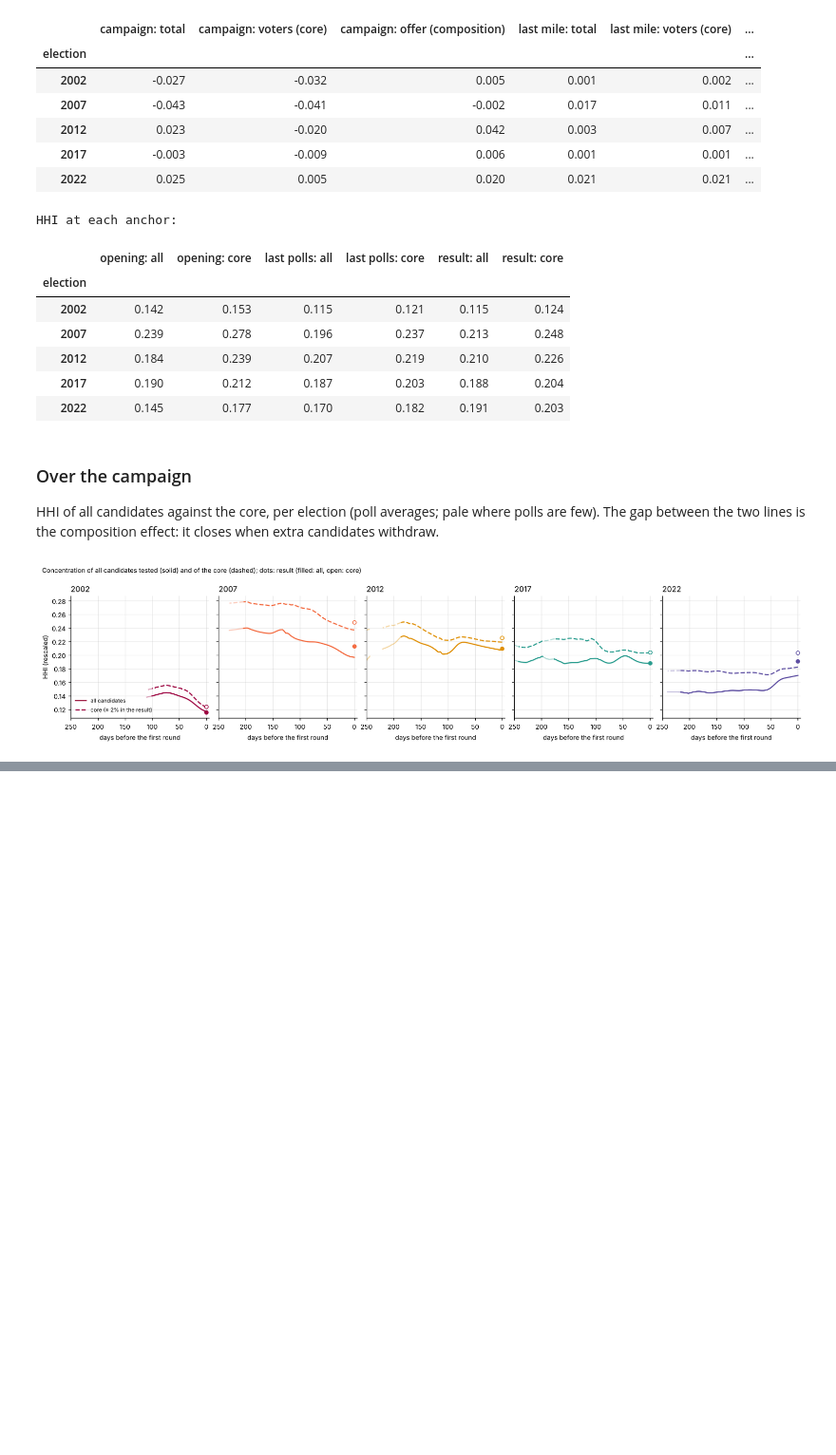
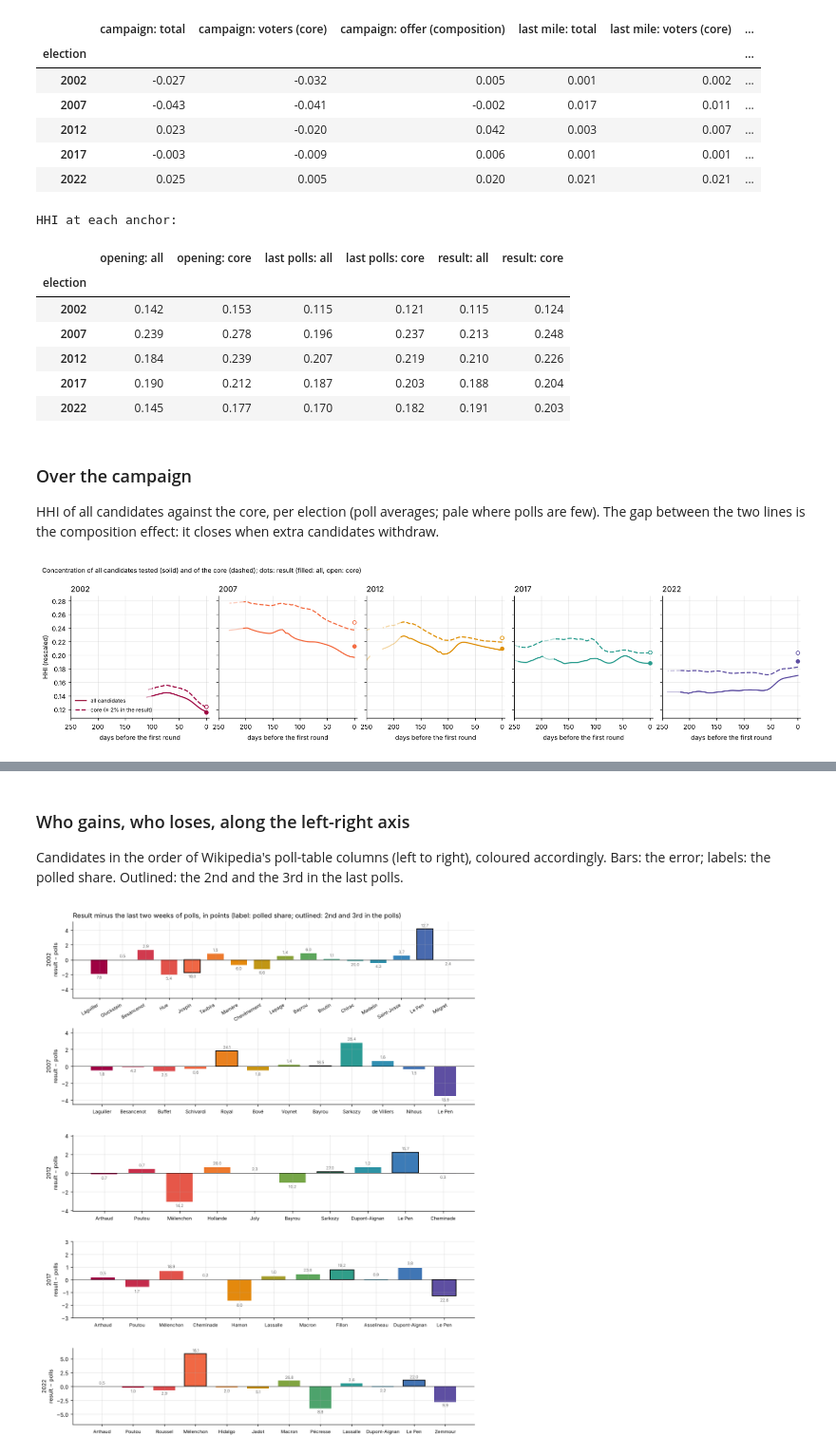
Before and after one commit to clarasalas/strategic-voting-polls-2RS, a Jupyter notebook: notebooks/06_polls_vs_results.ipynb, the cells around one changed output, grey strips where cells are left out. Shown at 95% size. Drawn from its saved outputs; the diff is of its cells as text; code cells hidden in the pictures; blank space fills up the shorter version.

Commit message:
Notebook 06: poll error by role (pooled), and along the left-right axis
Co-Authored-By: Claude Opus 5.5 <noreply@anthropic.com>
Claude-Session: https://claude.ai/code/session_01Ei8EXrSe5Gqxa5KZhMUAze

```diff
--- a/notebooks/06_polls_vs_results.ipynb
+++ b/notebooks/06_polls_vs_results.ipynb
@@ -227,0 +237,22 @@ fig.savefig(FIGURES / "concentration_all_vs_core.png")
+# %%
+lastb = b[(b["phase"] == timeline.PHASES[2]) & b["slot"].notna()]
+per_slot = lastb.groupby(["election", "poll_id", "slot"])["value"].sum().reset_index()
+polled = per_slot.groupby(["election", "slot"]).agg(polled=("value", "mean"), polls=("poll_id", "nunique")).reset_index()
+n_last = per_slot.groupby("election")["poll_id"].nunique()
+polled["coverage"] = polled["polls"] / polled["election"].map(n_last)
+err = results.rename(columns={"candidate": "slot", "share": "result"})[["election", "slot", "result"]].merge(polled, how="left")
+err["error"] = err["result"] - err["polled"]
+err["relative_error"] = err["error"] / err["polled"]
+err["rank"] = err.groupby("election")["polled"].rank(ascending=False, method="min")
+second = err[err["rank"] == 2].set_index("election")["polled"]
+err["role"] = np.select([err["rank"] == 1, err["rank"] == 2, err["rank"] == 3, err["rank"] == 4],
+                        ["1st", "2nd", "3rd", "4th"], "5th and below")
+err.loc[err["polled"].isna(), "role"] = "not in last polls"
+err["contender"] = (err["rank"] > 2) & (err["polled"] >= err["election"].map(second) - 5)
+lr = ideology.order(ROOT, {int(p.name[:4]): p for p in (ROOT / "data" / "raw" / "wikipedia").glob("*.json")},
+                    pd.read_csv(ROOT / "data" / "interim" / "polls_wikipedia.csv", low_memory=False))
+err = err.merge(lr.rename(columns={"candidate": "slot"}), how="left")
+err.round(3).to_csv(TABLES / "error_by_candidate.csv", index=False)
+print("Error by candidate (sorted by polled share):")
+err.sort_values(["election", "polled"], ascending=[True, False])[
+    ["election", "slot", "role", "contender", "polled", "result", "error", "relative_error", "coverage"]].round(2)
@@ -227,0 +300,28 @@ fig.savefig(FIGURES / "concentration_all_vs_core.png")
+# %% [markdown]
+### Who gains, who loses, along the left-right axis
+
+Candidates in the order of Wikipedia's poll-table columns (left to right), coloured accordingly. Bars: the error;
+labels: the polled share. Outlined: the 2nd and the 3rd in the last polls.
+# %%
+fig, axes = plt.subplots(len(ELECTIONS), 1, figsize=(10, 12))
+for ax, e in zip(axes, ELECTIONS):
+    d = err[(err["election"] == e) & err["error"].notna()].sort_values("position")
+    col = ideology.colours(d["slot"].tolist())
+    x = np.arange(len(d))
+    bars = ax.bar(x, d["error"], color=[col[s] for s in d["slot"]], width=0.7)
+    for xi, r, bar in zip(x, d.itertuples(), bars):
+        if r.role in ("2nd", "3rd"):
+            bar.set_edgecolor("black"); bar.set_linewidth(1.2)
+        ax.text(xi, r.error + (0.15 if r.error >= 0 else -0.15), f"{r.polled:.1f}", ha="center",
+                va="bottom" if r.error >= 0 else "top", fontsize=6.5, color="dimgrey")
+    ax.axhline(0, color="black", lw=0.6)
+    ax.set_xticks(x, [s.split(" ", 1)[1] for s in d["slot"]], fontsize=7.5,
+                  rotation=30 if len(d) > 12 else 0, ha="right" if len(d) > 12 else "center")
+    ax.set_ylabel(f"{e}\nresult − polls")
+    lim = max(3, d["error"].abs().max() + 1); ax.set_ylim(-lim, lim)
+axes[0].set_title("Result minus the last two weeks of polls, in points (label: polled share; outlined: 2nd and 3rd in the polls)",
+                  loc="left")
+fig.tight_layout()
+fig.savefig(FIGURES / "error_left_right.png")
+# %% [output]
+[figure, added]
```
Also changed, not shown: parts of 4 cells of this notebook, 3 other files.
